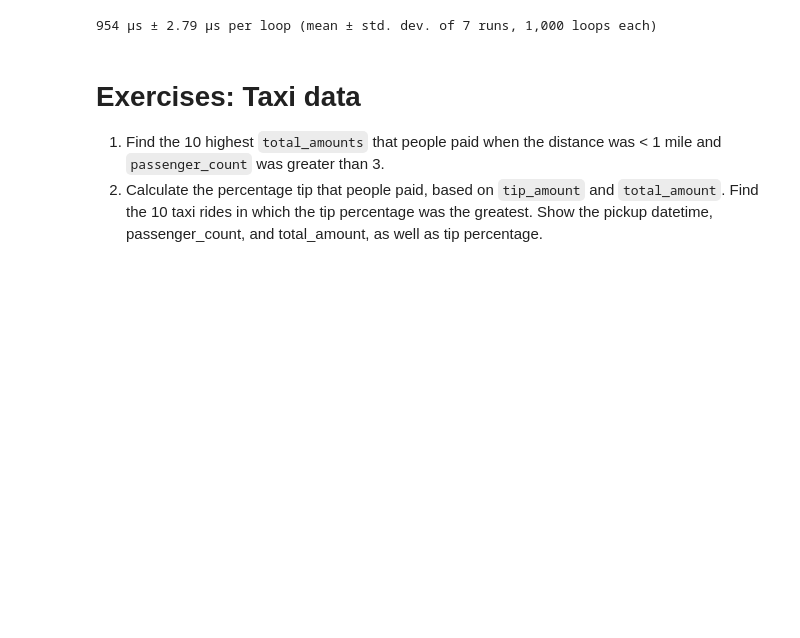
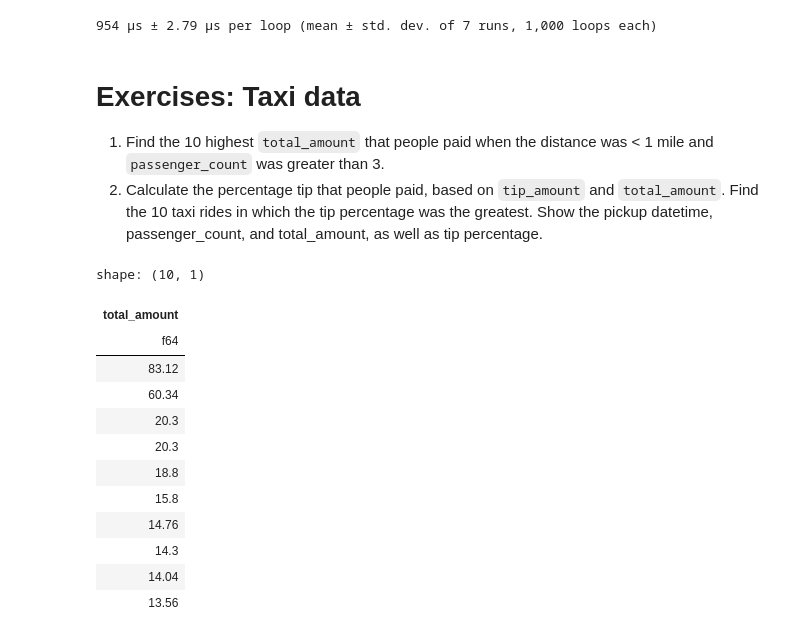
Before and after one commit to opagani/2024-08Aug-25-polars, a Jupyter notebook: LernerPython - 2024-08Aug-25-polars.ipynb, the cells around one changed output. Saved outputs shown, nothing was run; the diff lists cells and outputs as text; code cells hidden in the pictures; blank space fills up the shorter version.

```diff
--- a/LernerPython - 2024-08Aug-25-polars.ipynb
+++ b/LernerPython - 2024-08Aug-25-polars.ipynb
@@ -1045,5 +1045,5 @@ df.top_k(by='passenger_count', k=5)
 # %% [markdown]
 # Exercises: Taxi data
 
-1. Find the 10 highest `total_amounts` that people paid when the distance was < 1 mile and `passenger_count` was greater than 3.
+1. Find the 10 highest `total_amount` that people paid when the distance was < 1 mile and `passenger_count` was greater than 3.
 2. Calculate the percentage tip that people paid, based on `tip_amount` and `total_amount`. Find the 10 taxi rides in which the tip percentage was the greatest. Show the pickup datetime, passenger_count, and total_amount, as well as tip percentage.
@@ -1055,0 +1050,27 @@ df.top_k(by='passenger_count', k=5)
+# %%
+(
+    df
+    .filter(
+        (pl.col('trip_distance') < 1) &
+        (pl.col('passenger_count') > 3)
+    )
+    .select(
+        pl.col('total_amount')
+    )
+    .sort('total_amount', descending=True)
+    .head(10)
+)
+# %% [output]
+shape: (10, 1)
+| total_amount |
+| f64 |
+| 83.12 |
+| 60.34 |
+| 20.3 |
+| 20.3 |
+| 18.8 |
+| 15.8 |
+| 14.76 |
+| 14.3 |
+| 14.04 |
+| 13.56 |
```
Also changed, not shown: parts of 2 cells of this notebook.
